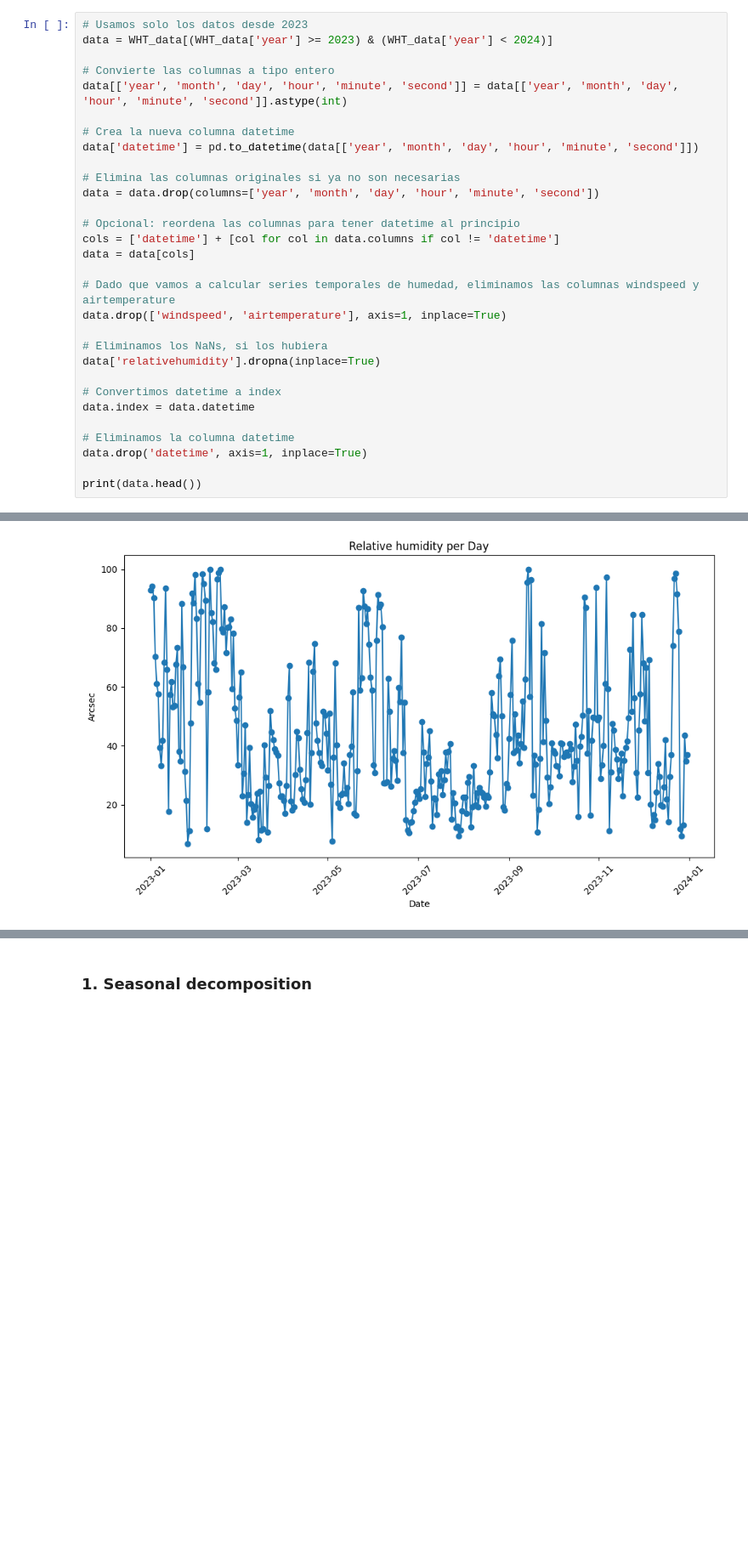
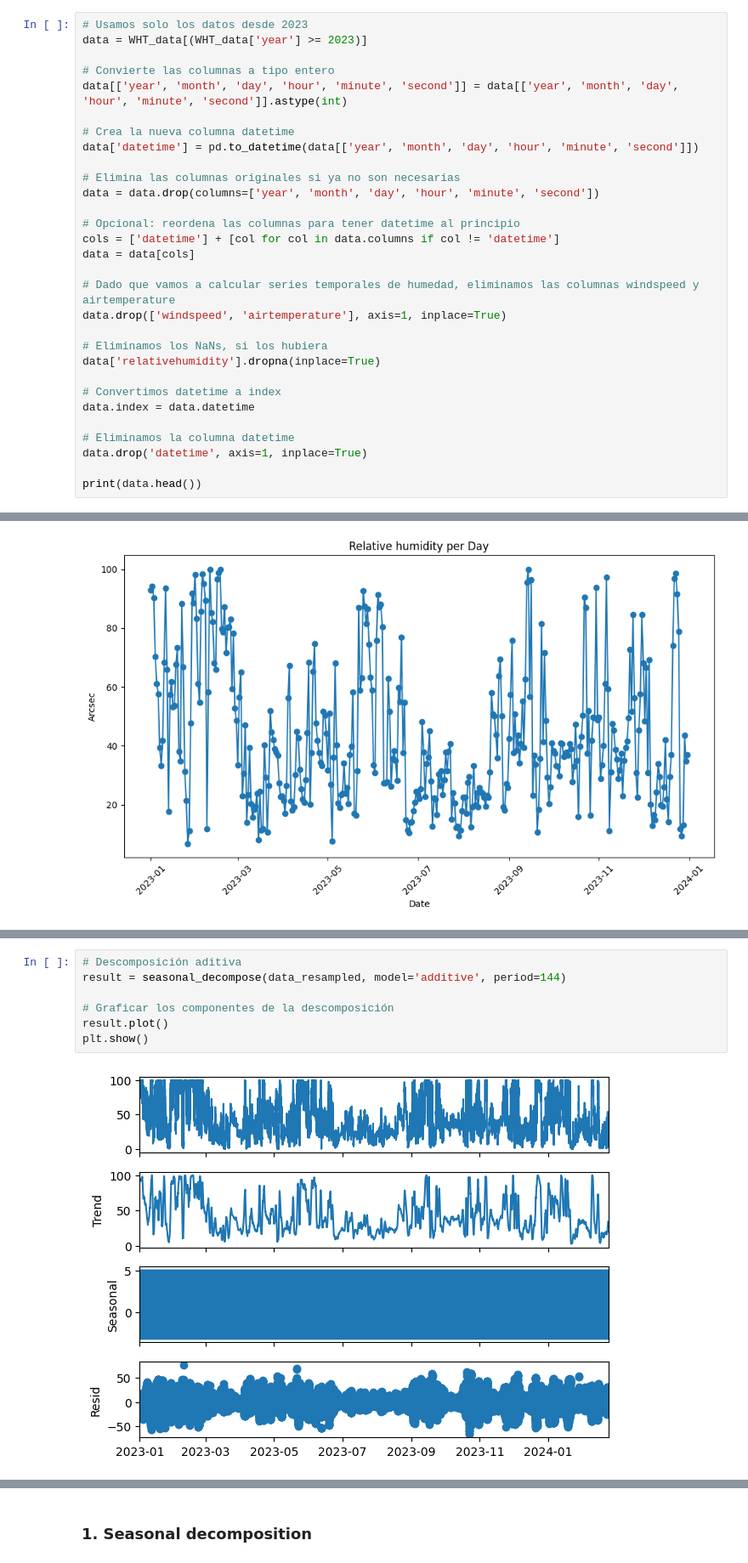
Before and after one commit to gdapablo/Seeing_forecast, a Jupyter notebook: notebooks/ML_humidity.ipynb, the cells around one changed output, grey strips where cells are left out. Shown at 85% size. Cells and saved outputs as stored; diff of their text form; blank space fills up the shorter version.

```diff
--- a/notebooks/ML_humidity.ipynb
+++ b/notebooks/ML_humidity.ipynb
@@ -323,7 +323,7 @@ import statsmodels.api as sm
 from itertools import product
 # %%
 # Usamos solo los datos desde 2023
-data = WHT_data[(WHT_data['year'] >= 2023) & (WHT_data['year'] < 2024)]
+data = WHT_data[(WHT_data['year'] >= 2023)]
 
 # Convierte las columnas a tipo entero
 data[['year', 'month', 'day', 'hour', 'minute', 'second']] = data[['year', 'month', 'day', 'hour', 'minute', 'second']].astype(int)
@@ -388,0 +392,9 @@ plt.show()
+# %%
+# Descomposición aditiva
+result = seasonal_decompose(data_resampled, model='additive', period=144)
+
+# Graficar los componentes de la descomposición
+result.plot()
+plt.show()
+# %% [output]
+[figure, added]
```
Also changed, not shown: parts of 9 cells of this notebook.
